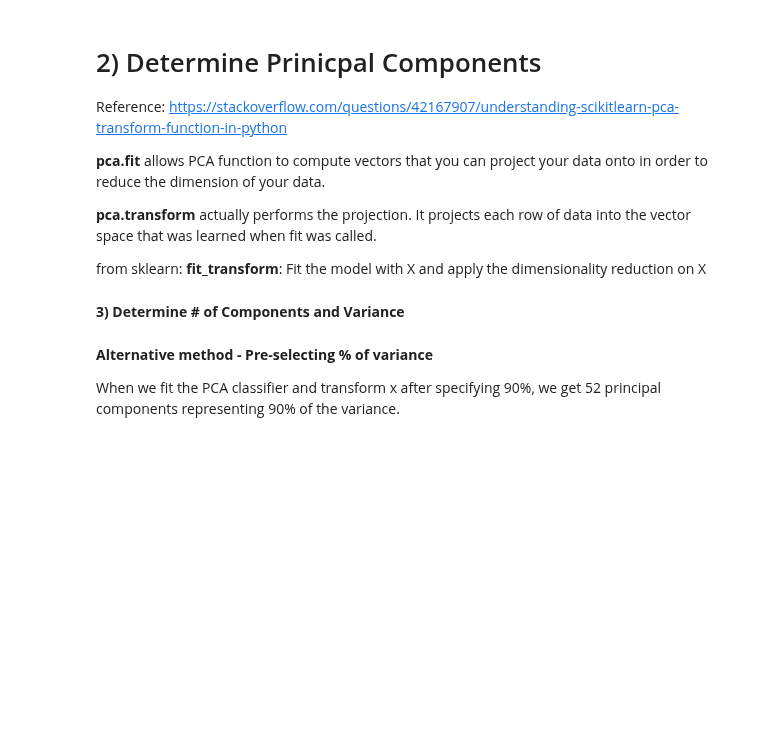
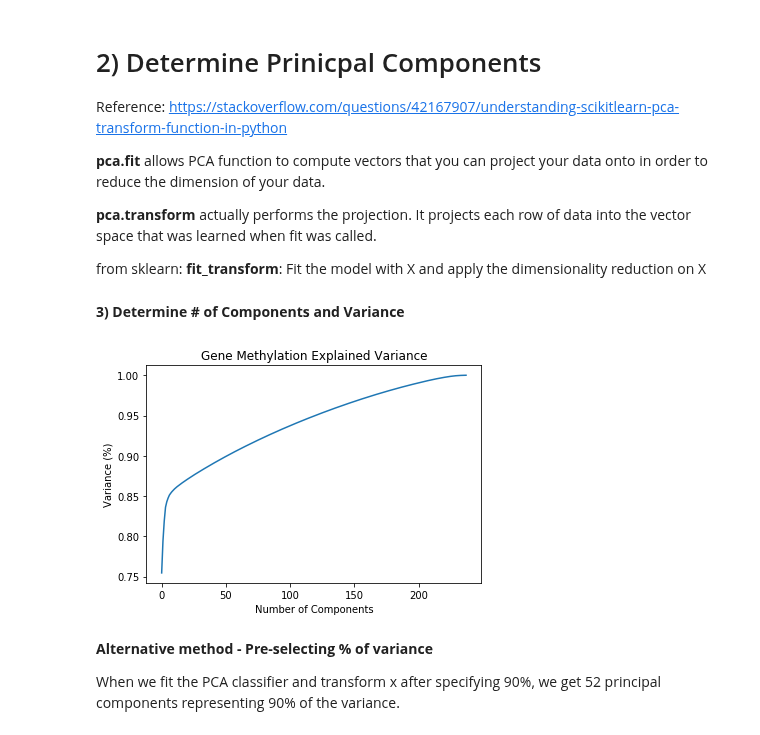
Before and after one commit to meghutch/Multi_Cancer_DL, a Jupyter notebook: 03_Analysis/PCA.ipynb, the cells around one changed output. Saved outputs shown, nothing was run; the diff lists cells and outputs as text; code cells hidden in the pictures; blank space fills up the shorter version.

```diff
--- a/03_Analysis/PCA.ipynb
+++ b/03_Analysis/PCA.ipynb
@@ -166,11 +189,14 @@ principalDf_ALL = pd.DataFrame(principalComponents, columns = col_names, index =
 # %%
 #Plotting the Cumulative Summation of the Explained Variance
 plt.figure()
 plt.plot(np.cumsum(pca.explained_variance_ratio_))
 plt.xlabel('Number of Components')
 plt.ylabel('Variance (%)') #for each component
-plt.title('Gene Expression Explained Variance')
+plt.title('Gene Methylation Explained Variance')
+plt.savefig('C:\\Users\\User\\Box Sync/Projects/Multi_Cancer_DL/04_Results/Component_%Variance.png')
 plt.show()
+# %% [output]
+[figure, added]
 # %% [markdown]
 **Alternative method - Pre-selecting % of variance**
 
```
Also changed, not shown: parts of 6 cells of this notebook.
